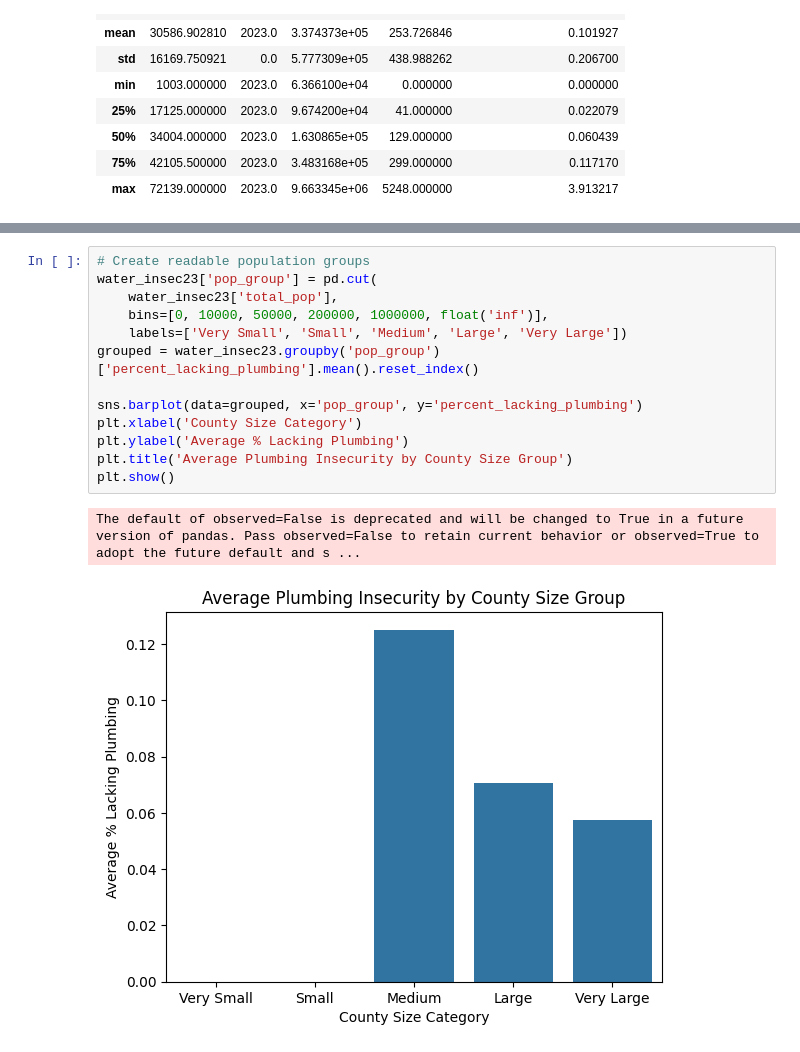
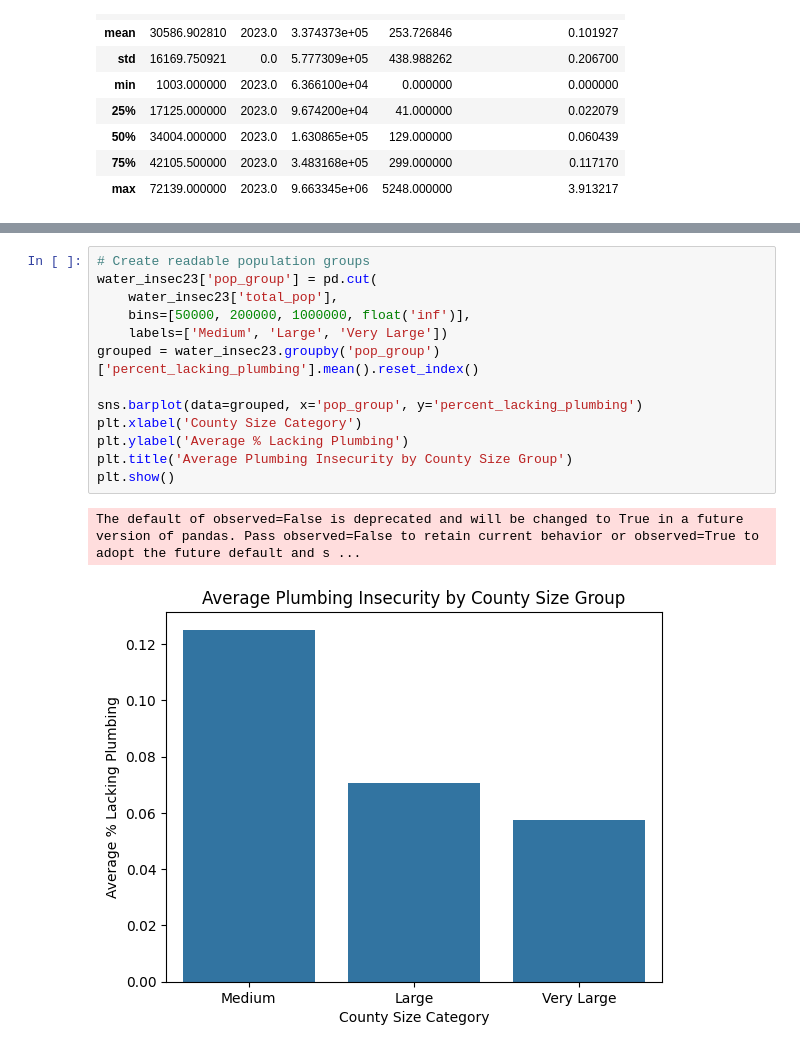
Before and after one commit to MoeinTA/Water-Insecurity, a Jupyter notebook: Water_Insecurity.ipynb, the cells around one changed output, grey strips where cells are left out. Cells and saved outputs as stored; diff of their text form.

```diff
--- a/Water_Insecurity.ipynb
+++ b/Water_Insecurity.ipynb
@@ -152,16 +152,16 @@ Correlation: -0.076
 # %%
 # Create readable population groups
 water_insec23['pop_group'] = pd.cut(
     water_insec23['total_pop'],
-    bins=[0, 10000, 50000, 200000, 1000000, float('inf')],
-    labels=['Very Small', 'Small', 'Medium', 'Large', 'Very Large'])
+    bins=[50000, 200000, 1000000, float('inf')],
+    labels=['Medium', 'Large', 'Very Large'])
 grouped = water_insec23.groupby('pop_group')['percent_lacking_plumbing'].mean().reset_index()
 
 sns.barplot(data=grouped, x='pop_group', y='percent_lacking_plumbing')
 plt.xlabel('County Size Category')
 plt.ylabel('Average % Lacking Plumbing')
 plt.title('Average Plumbing Insecurity by County Size Group')
 plt.show()
 # %% [output]
 The default of observed=False is deprecated and will be changed to True in a future version of pandas. Pass observed=False to retain current behavior or observed=True to adopt the future default and s ...
-[figure, old version]
+[figure, new version]
```
Also changed, not shown: parts of 2 cells of this notebook.
